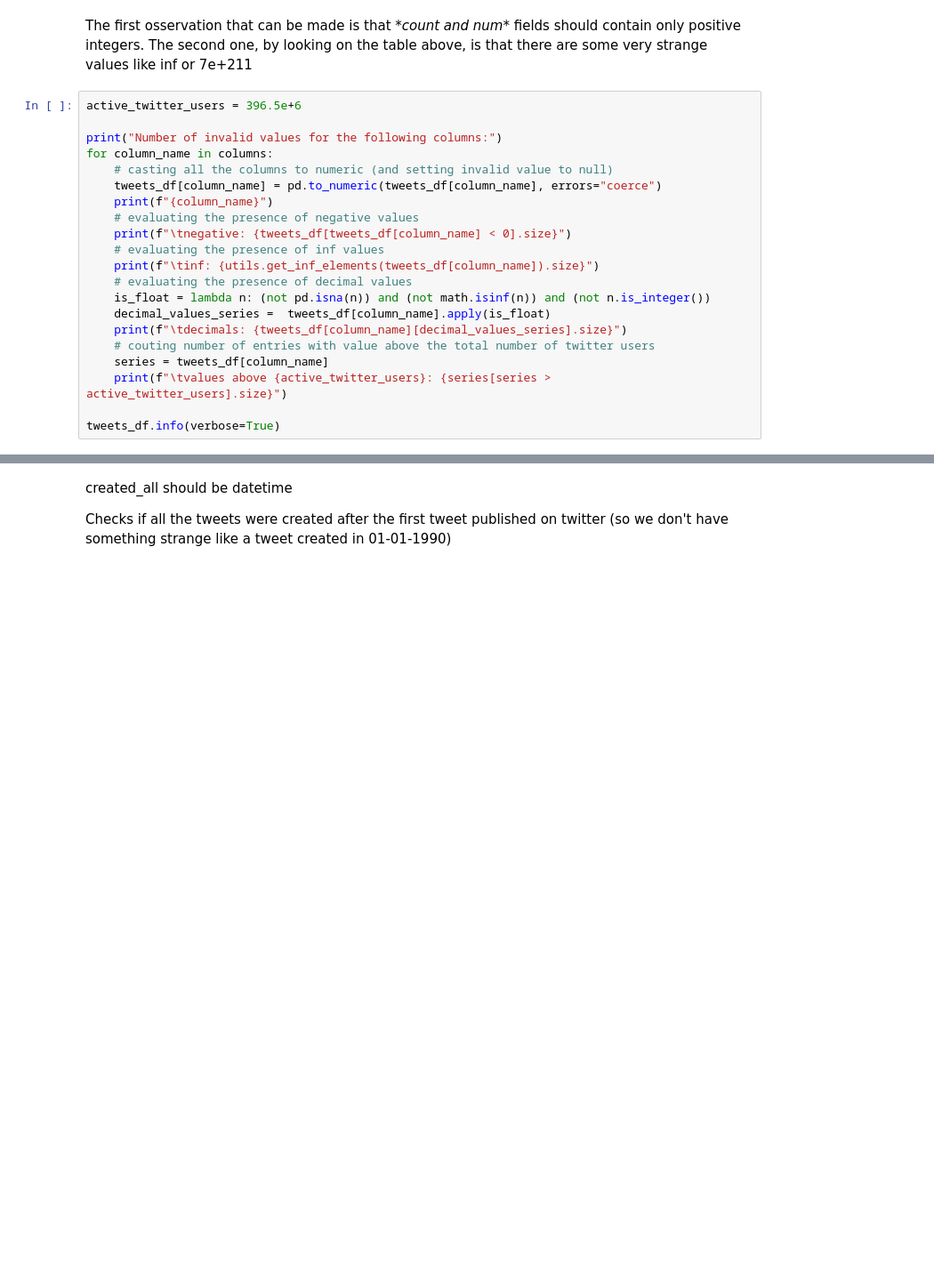
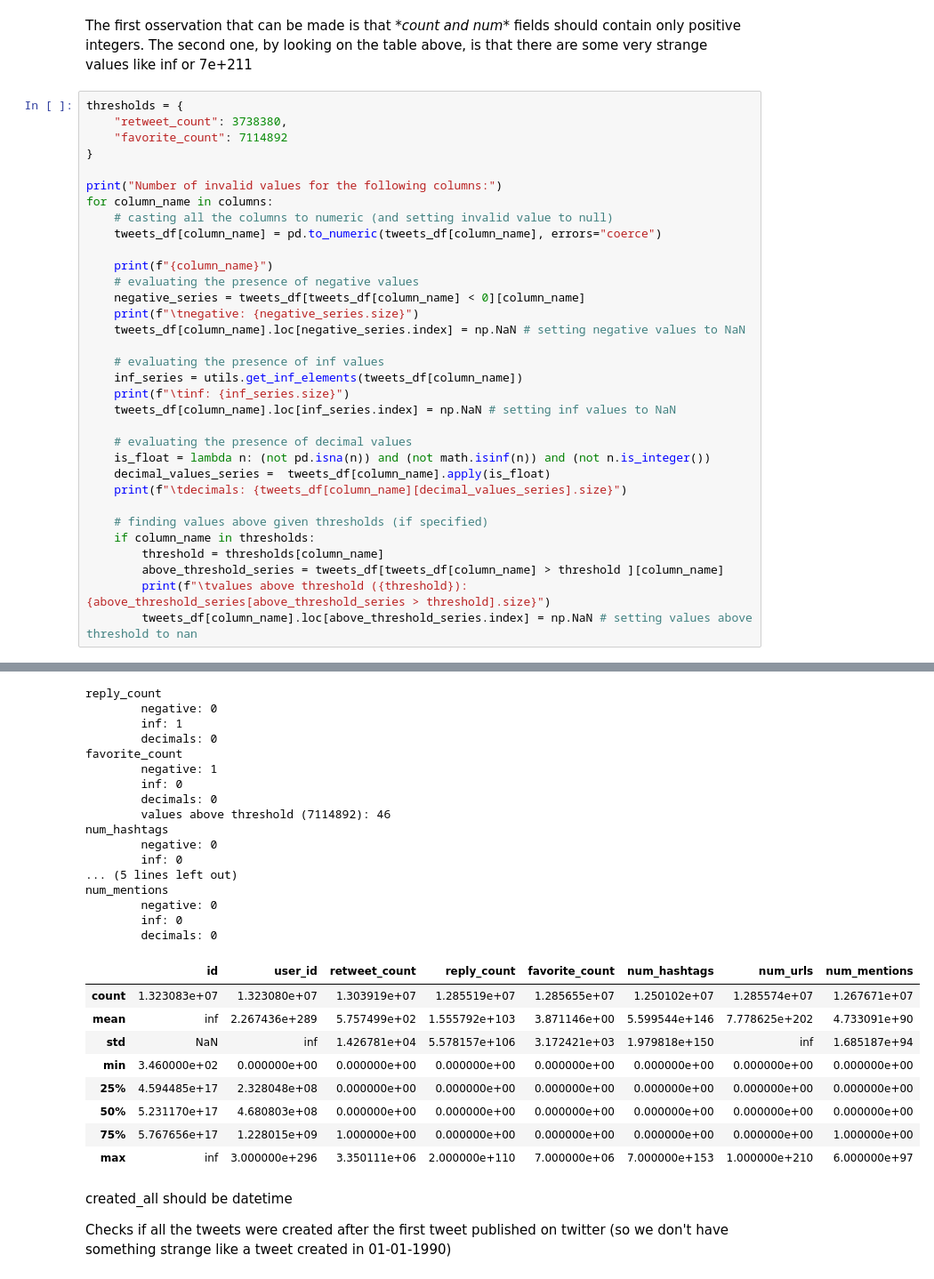
Before and after one commit to The-seven-dwarfs/DataMining-Group7, a Jupyter notebook: 1-Data_Understanding_and_Preparation.ipynb, the cells around one changed output, grey strips where cells are left out. Shown at 89% size. Drawn from its saved outputs; the diff is of its cells as text; blank space fills up the shorter version.

```diff
--- a/1-Data_Understanding_and_Preparation.ipynb
+++ b/1-Data_Understanding_and_Preparation.ipynb
@@ -280,26 +280,38 @@ tweets_df[columns].describe()
 The first osservation that can be made is that \*_count and num_\* fields should contain only positive integers.
 The second one, by looking on the table above, is that there are some very strange values like inf or 7e+211
 # %%
-active_twitter_users = 396.5e+6
+thresholds = {
+    "retweet_count": 3738380,
+    "favorite_count": 7114892
+}
 
 print("Number of invalid values for the following columns:")
 for column_name in columns:
     # casting all the columns to numeric (and setting invalid value to null)
     tweets_df[column_name] = pd.to_numeric(tweets_df[column_name], errors="coerce")
+
     print(f"{column_name}")
     # evaluating the presence of negative values
-    print(f"\tnegative: {tweets_df[tweets_df[column_name] < 0].size}")
+    negative_series = tweets_df[tweets_df[column_name] < 0][column_name]
+    print(f"\tnegative: {negative_series.size}")
+    tweets_df[column_name].loc[negative_series.index] = np.NaN # setting negative values to NaN
+
     # evaluating the presence of inf values
-    print(f"\tinf: {utils.get_inf_elements(tweets_df[column_name]).size}")
+    inf_series = utils.get_inf_elements(tweets_df[column_name])
+    print(f"\tinf: {inf_series.size}")
+    tweets_df[column_name].loc[inf_series.index] = np.NaN # setting inf values to NaN
+
     # evaluating the presence of decimal values
     is_float = lambda n: (not pd.isna(n)) and (not math.isinf(n)) and (not n.is_integer())
     decimal_values_series =  tweets_df[column_name].apply(is_float)
     print(f"\tdecimals: {tweets_df[column_name][decimal_values_series].size}")
-    # couting number of entries with value above the total number of twitter users
-    series = tweets_df[column_name]
-    print(f"\tvalues above {active_twitter_users}: {series[series > active_twitter_users].size}")
 
-tweets_df.info(verbose=True)
+    # finding values above given thresholds (if specified)
+    if column_name in thresholds:
+        threshold = thresholds[column_name]
+        above_threshold_series = tweets_df[tweets_df[column_name] > threshold ][column_name]
+        print(f"\tvalues above threshold ({threshold}): {above_threshold_series[above_threshold_series > threshold].size}")
+        tweets_df[column_name].loc[above_threshold_series.index] = np.NaN # setting values above threshold to nan
 # %% [output]
 Number of invalid values for the following columns:
 retweet_count
@@ -321,3 +334,29 @@ memory usage: 1.0+ GB
+reply_count
+        negative: 0
+        inf: 1
+        decimals: 0
+favorite_count
+        negative: 1
+        inf: 0
+        decimals: 0
+        values above threshold (7114892): 46
+num_hashtags
+        negative: 0
+        inf: 0
+... (5 lines left out)
+num_mentions
+        negative: 0
+        inf: 0
+        decimals: 0
+|  | id | user_id | retweet_count | reply_count | favorite_count | num_hashtags | num_urls | num_mentions |
+| count | 1.323083e+07 | 1.323080e+07 | 1.303919e+07 | 1.285519e+07 | 1.285655e+07 | 1.250102e+07 | 1.285574e+07 | 1.267671e+07 |
+| mean | inf | 2.267436e+289 | 5.757499e+02 | 1.555792e+103 | 3.871146e+00 | 5.599544e+146 | 7.778625e+202 | 4.733091e+90 |
+| std | NaN | inf | 1.426781e+04 | 5.578157e+106 | 3.172421e+03 | 1.979818e+150 | inf | 1.685187e+94 |
+| min | 3.460000e+02 | 0.000000e+00 | 0.000000e+00 | 0.000000e+00 | 0.000000e+00 | 0.000000e+00 | 0.000000e+00 | 0.000000e+00 |
+| 25% | 4.594485e+17 | 2.328048e+08 | 0.000000e+00 | 0.000000e+00 | 0.000000e+00 | 0.000000e+00 | 0.000000e+00 | 0.000000e+00 |
+| 50% | 5.231170e+17 | 4.680803e+08 | 0.000000e+00 | 0.000000e+00 | 0.000000e+00 | 0.000000e+00 | 0.000000e+00 | 0.000000e+00 |
+| 75% | 5.767656e+17 | 1.228015e+09 | 1.000000e+00 | 0.000000e+00 | 0.000000e+00 | 0.000000e+00 | 0.000000e+00 | 1.000000e+00 |
+| max | inf | 3.000000e+296 | 3.350111e+06 | 2.000000e+110 | 7.000000e+06 | 7.000000e+153 | 1.000000e+210 | 6.000000e+97 |
 # %% [markdown]
 created_all should be datetime
 
```
Also changed, not shown: parts of 7 cells of this notebook, 1 other file.
